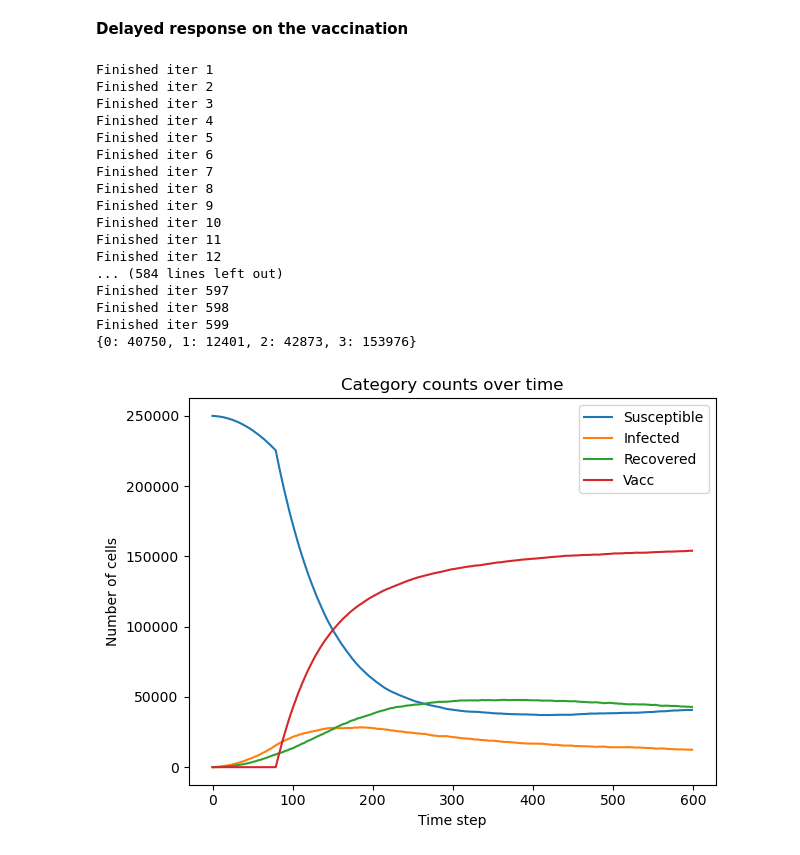
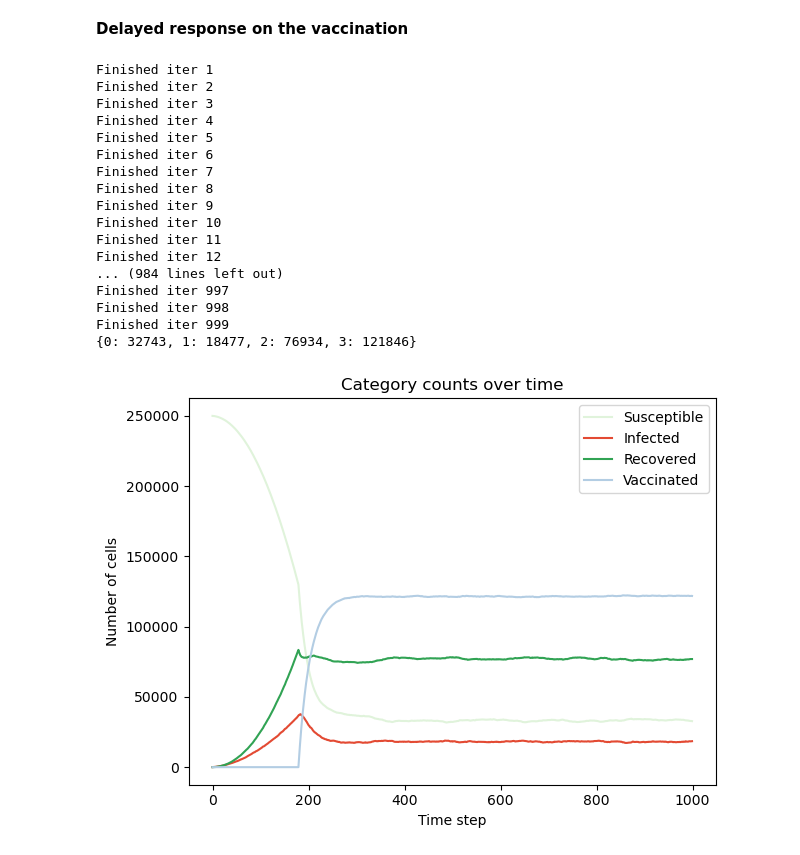
Before and after one commit to bjarturingvason/Stochastic, a Jupyter notebook: Project 2/SIR_simulation.ipynb, the cells around one changed output. Cells and saved outputs as stored; diff of their text form; code cells hidden in the pictures.

Commit message:
2 vacc scenario and more

```diff
--- a/Project 2/SIR_simulation.ipynb
+++ b/Project 2/SIR_simulation.ipynb
@@ -305,7 +305,7 @@ grid0 = np.zeros((rows, cols), dtype=int)
 grid0[rows//2:rows//2 + 10, cols//2] = 1  # single seed infection
 
 sim = simulate_sirvb_lattice(
-    grid0, steps=500,
+    grid0, steps=5,
     beta_s=0.5, beta_v=0.005, beta_r=0.05, gamma=0.25,
     v_rate=0.025, b_rate=0.02
 )
@@ -417,7 +405,7 @@ plt.show()
 # %% [markdown]
 **Delayed response on the vaccination**
 # %%
-def simulate_sirvb_lattice(initial_grid, steps, *, start_vacc=80, **params):
+def simulate_sirvb_lattice(initial_grid, steps, *, start_vacc=180, **params):
     """Return array shape (steps, rows, cols).
     Vaccination begins at `start_vacc` (inclusive)."""
     traj, current = [initial_grid.copy()], initial_grid.copy()
@@ -484,9 +472,9 @@ grid0 = np.zeros((rows, cols), dtype=int)
 grid0[rows//2:rows//2+10, cols//2:cols//2+5] = 1  # single seed infection
 
 sim = simulate_sirvb_lattice(
-    grid0, steps=600,
-    beta_s=0.5, beta_v=0.001, beta_r=0.05, gamma=0.14,
-    v_rate=0.01, b_rate=0.005
+    grid0, steps=1000,
+    beta_s=0.5, beta_v=0.005, beta_r=0.05, gamma=0.25,
+    v_rate=0.025, b_rate=0.02
 )
 
 # quickly show final state counts
@@ -496,42 +484,42 @@ print(dict(zip(uniq, counts)))
 S_count = (sim == 0).sum(axis=(1,2))
 I_count = (sim == 1).sum(axis=(1,2))
 R_count = (sim == 2).sum(axis=(1,2))
 V_count = (sim == 3).sum(axis=(1,2))
 
 
 # ------------- plot time series -----------------------
 plt.figure()
-plt.plot(S_count, label="Susceptible")
-plt.plot(I_count, label="Infected")
-plt.plot(R_count, label="Recovered")
-plt.plot(V_count, label="Vacc")
+plt.plot(S_count, label="Susceptible", color = "#e0f3db")
+plt.plot(I_count, label="Infected", color ='#e34a33')
+plt.plot(R_count, label="Recovered", color = '#31a354')
+plt.plot(V_count, label="Vaccinated", color = '#b3cde3')
 
 plt.xlabel("Time step")
 plt.ylabel("Number of cells")
 plt.title("Category counts over time")
 plt.legend()
 plt.tight_layout()
 plt.show()
 
 ani = animate_lattice(sim, interval=80)
-ani.save("sirvb_sim.gif", writer='pillow', fps=6)
+ani.save("sirvb_sim_longer.gif", writer='pillow', fps=12)
 # %% [output]
 Finished iter 1
 Finished iter 2
 Finished iter 3
 Finished iter 4
 Finished iter 5
 Finished iter 6
 Finished iter 7
 Finished iter 8
 Finished iter 9
 Finished iter 10
 Finished iter 11
 Finished iter 12
-... (584 lines left out)
-Finished iter 597
-Finished iter 598
-Finished iter 599
-{0: 40750, 1: 12401, 2: 42873, 3: 153976}
+... (984 lines left out)
+Finished iter 997
+Finished iter 998
+Finished iter 999
+{0: 32743, 1: 18477, 2: 76934, 3: 121846}
-[figure, old version]
+[figure, new version]
 [figure]
```
Also changed, not shown: parts of 6 cells of this notebook, 4 other files.
